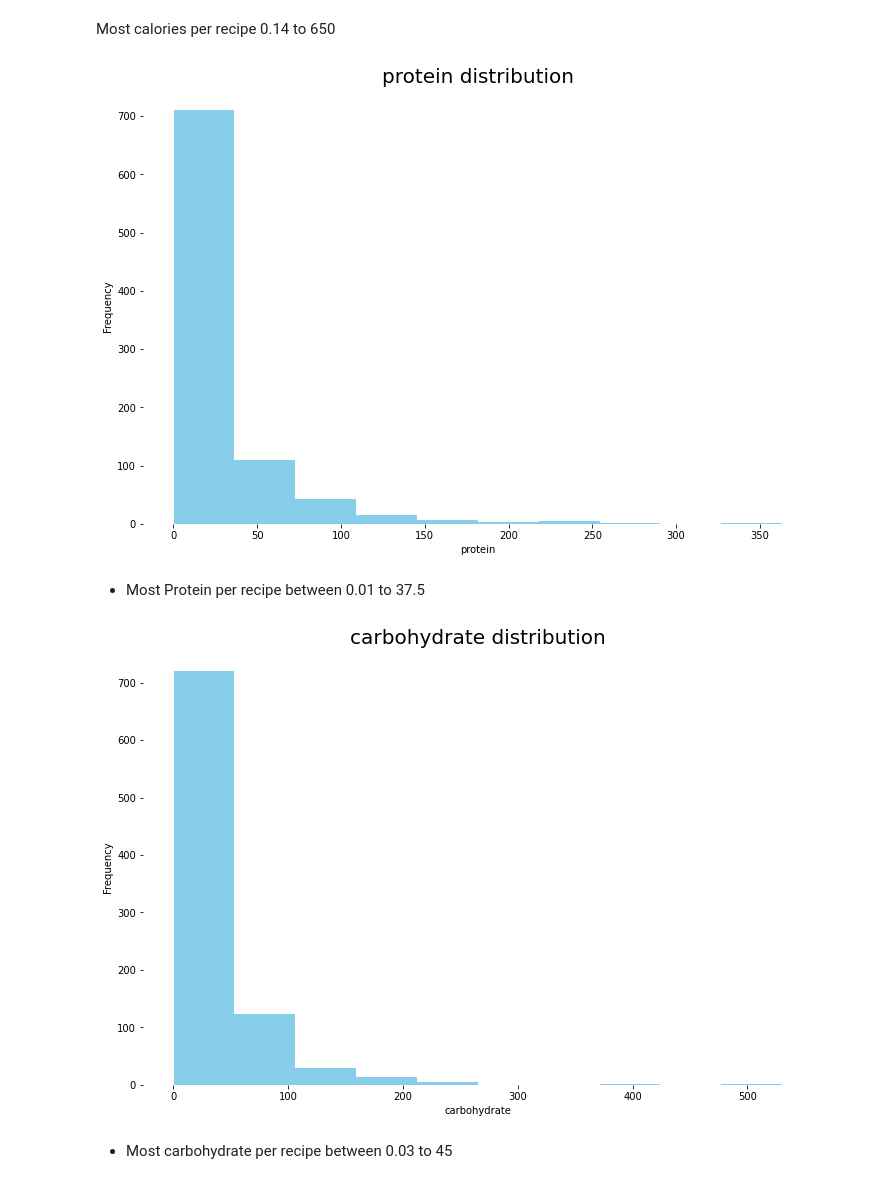
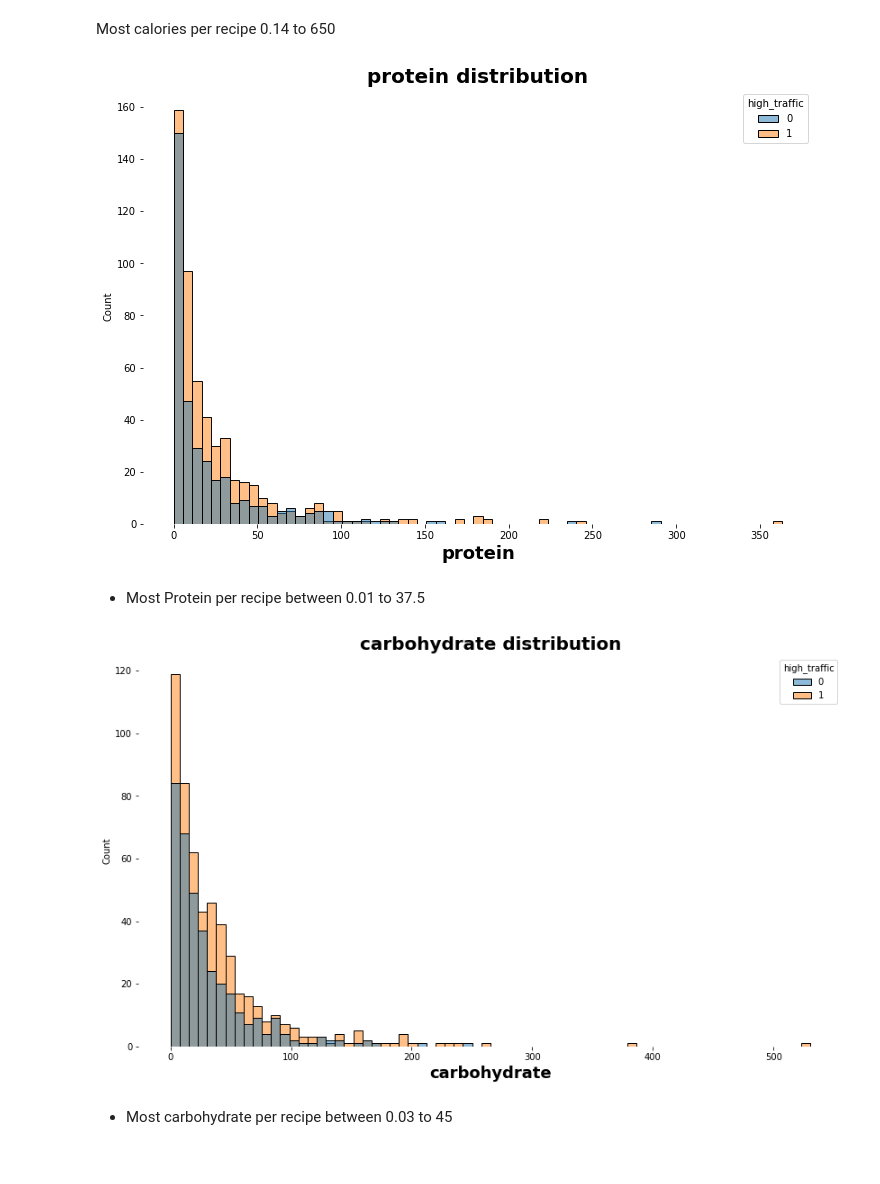
Before and after one commit to MahmoudAdel-hub/DSProfessional, a Jupyter notebook: DSProfessional.ipynb, the cells around one changed output. Drawn from its saved outputs; the diff is of its cells as text; code cells hidden in the pictures.

```diff
--- a/DSProfessional.ipynb
+++ b/DSProfessional.ipynb
@@ -178,24 +178,24 @@ plt.show()
 Most calories per recipe 0.14 to 650
 # %%
 plt.subplots(figsize=(12,8))
-df1['protein'].plot.hist(color='skyblue')
-plt.xlabel('protein')
-plt.title('protein distribution',size=20)
+sns.histplot(data=df1,x='protein',hue='high_traffic',color='skyblue')
+plt.xlabel('protein',fontsize=18, fontweight='bold')
+plt.title('protein distribution',size=20,fontweight='bold')
 plt.box(False)
 plt.show()
 # %% [output]
-[figure, old version]
+[figure, new version]
 # %% [markdown]
 - Most Protein per recipe between 0.01 to 37.5
 # %%
-plt.subplots(figsize=(12,8))
+plt.subplots(figsize=(14,8))
 plt.box(False)
-df1['carbohydrate'].plot.hist(color='skyblue')
-plt.xlabel('carbohydrate')
-plt.title('carbohydrate distribution',size=20)
+sns.histplot(data=df1,x='carbohydrate',hue='high_traffic',color='skyblue')
+plt.xlabel('carbohydrate',fontsize=18, fontweight='bold')
+plt.title('carbohydrate distribution',size=20,fontweight='bold')
 plt.show()
 # %% [output]
-[figure, old version]
+[figure, new version]
 # %% [markdown]
 - Most carbohydrate per recipe between 0.03 to 45
 # %%
```
Also changed, not shown: parts of 22 cells of this notebook, 4 other files.
